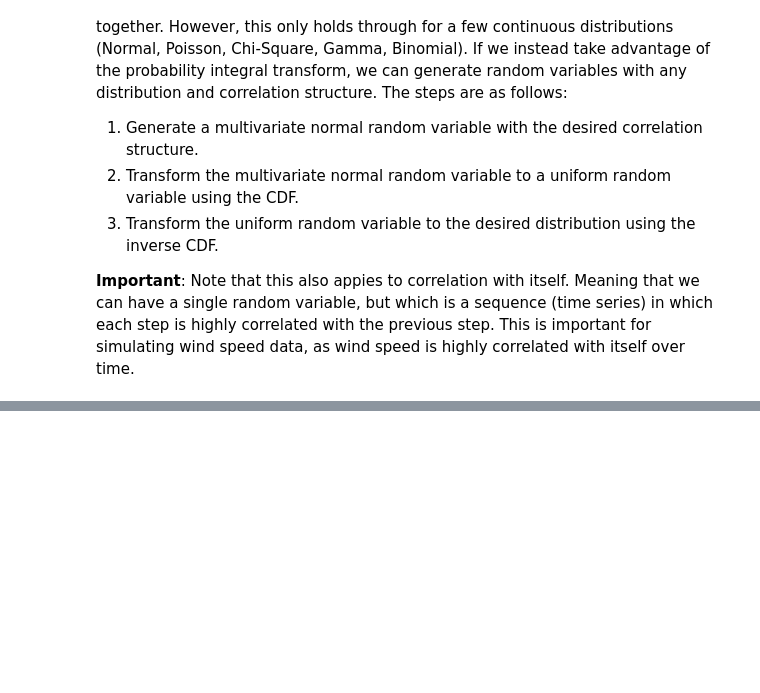
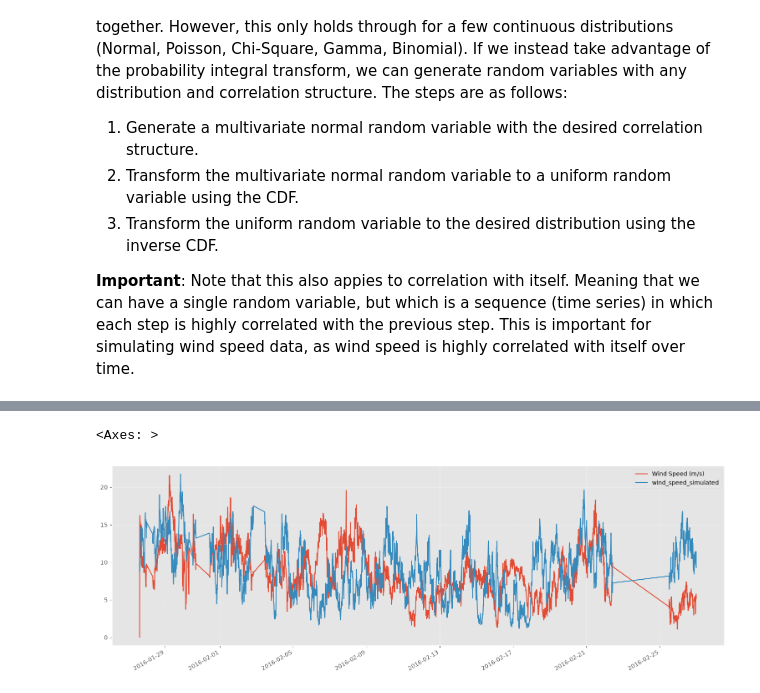
Before and after one commit to doctrino/meditatio, a Jupyter notebook: statistics/simulation.ipynb, the cells around one changed output, grey strips where cells are left out. Cells and saved outputs as stored; diff of their text form; code cells hidden in the pictures; blank space fills up the shorter version.

```diff
--- a/statistics/simulation.ipynb
+++ b/statistics/simulation.ipynb
@@ -98,0 +150,5 @@ where $k$ is the shape parameter and $\lambda$ is the scale parameter. We can fi
+# %%
+%%timeit
+x = np.zeros(N)
+for t in range(1, N):
+    x[t] = phi * x[t-1] + np.random.normal(0)
@@ -98,0 +209,8 @@ where $k$ is the shape parameter and $\lambda$ is the scale parameter. We can fi
+# %%
+df['wind_speed_simulated'] = simulated_wind_speed[:len(df)]
+# %%
+_, ax = plt.subplots(figsize=(15, 5), constrained_layout=True)
+df.plot(ax=ax)
+# %% [output]
+<Axes: >
+[figure, added]
```
Also changed, not shown: parts of 16 cells of this notebook.
